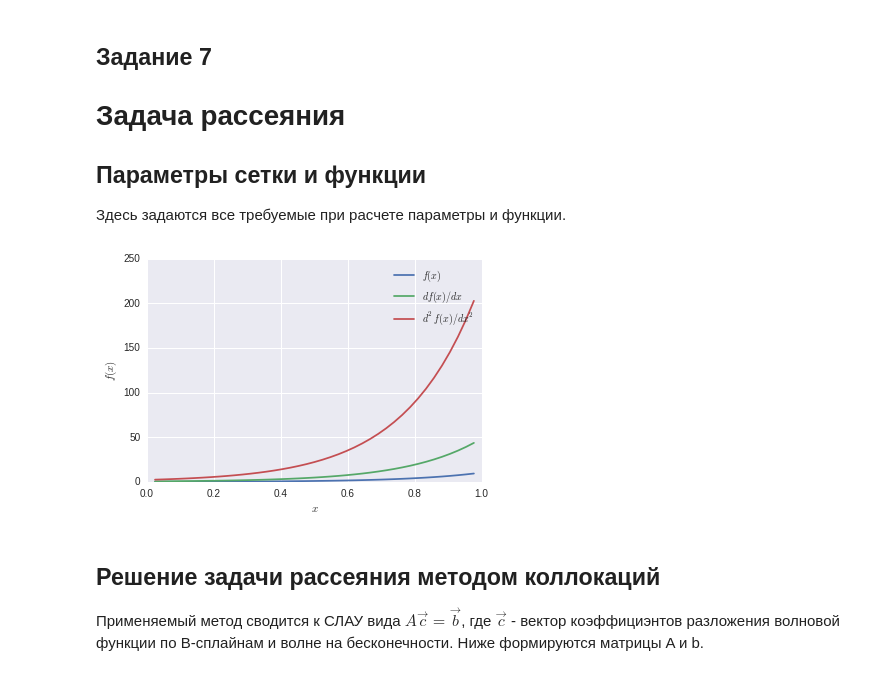
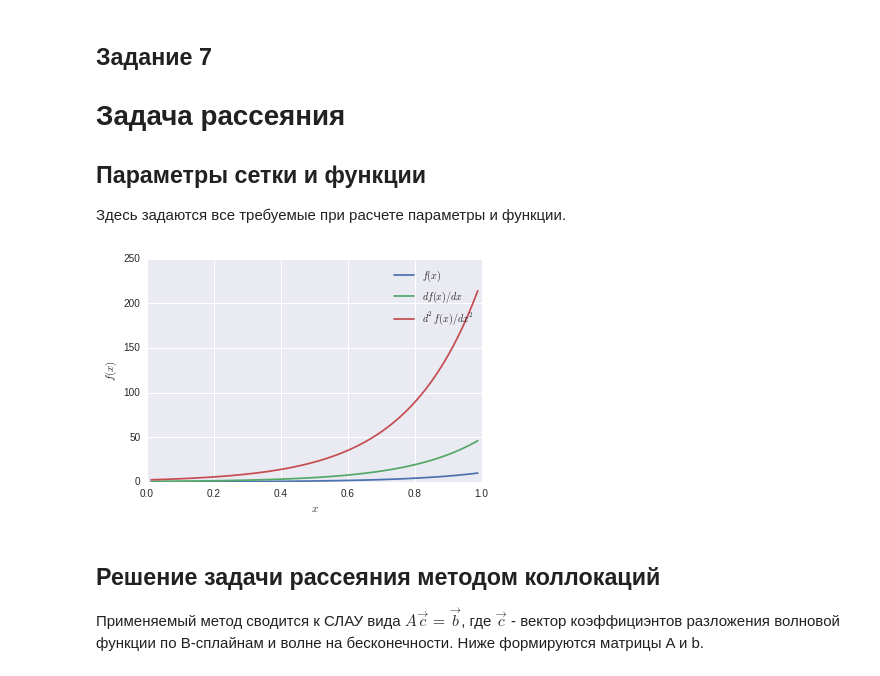
Before and after one commit to nikolaims/appmath-practice-2015, a Jupyter notebook: 7-scattering.ipynb, the cells around one changed output. Drawn from its saved outputs; the diff is of its cells as text; code cells hidden in the pictures.

```diff
--- a/7-scattering.ipynb
+++ b/7-scattering.ipynb
@@ -12,34 +12,34 @@ from IPython.display import clear_output
 Здесь задаются все требуемые при расчете параметры и функции.
 # %%
 # равномерная сетка x \in [0,1] n=1,2,...N, N+1
-N = 40
+N = 80
 xmax = 1
 h = xmax/(N+2)
 xnet = np.array([h*(j+1) for j in range(N+1)])
 
 # неравномерная сетка и её производные
 f = lambda x: 0.1*(np.exp(4.651*x)-1)
 df = lambda x: 0.1*4.651*np.exp(4.651*x)
 d2f = lambda x: 0.1*(4.651**2)*np.exp(4.651*x)
 plt.plot(xnet, f(xnet))
 plt.plot(xnet, df(xnet))
 plt.plot(xnet, d2f(xnet))
 plt.legend(['$f(x)$', '$df(x)/dx$', '$d^2f(x)/dx^2$'])
 plt.xlabel('$x$')
 plt.ylabel('$f(x)$')
 
 # потенциал
 V = lambda r: -(1+1/r)*np.exp(-2*r)
 
 # энергия и волнове число
 E = 0.1
 k = (2*E)**0.5
 
 # P_s и P_c
 P_s = lambda r: np.sin(k*r)
 P_c = lambda r: np.cos(k*r)
 # %% [output]
-[figure, old version]
+[figure, new version]
 # %% [markdown]
 ## Решение задачи рассеяния методом коллокаций
 Применяемый метод сводится к СЛАУ вида $A\vec{c}=\vec{b}$, где $\vec{c}$ - вектор коэффициэнтов разложения волновой функции по B-сплайнам и волне на бесконечности. Ниже формируются матрицы A и b.
```
Also changed, not shown: parts of 3 cells of this notebook.
